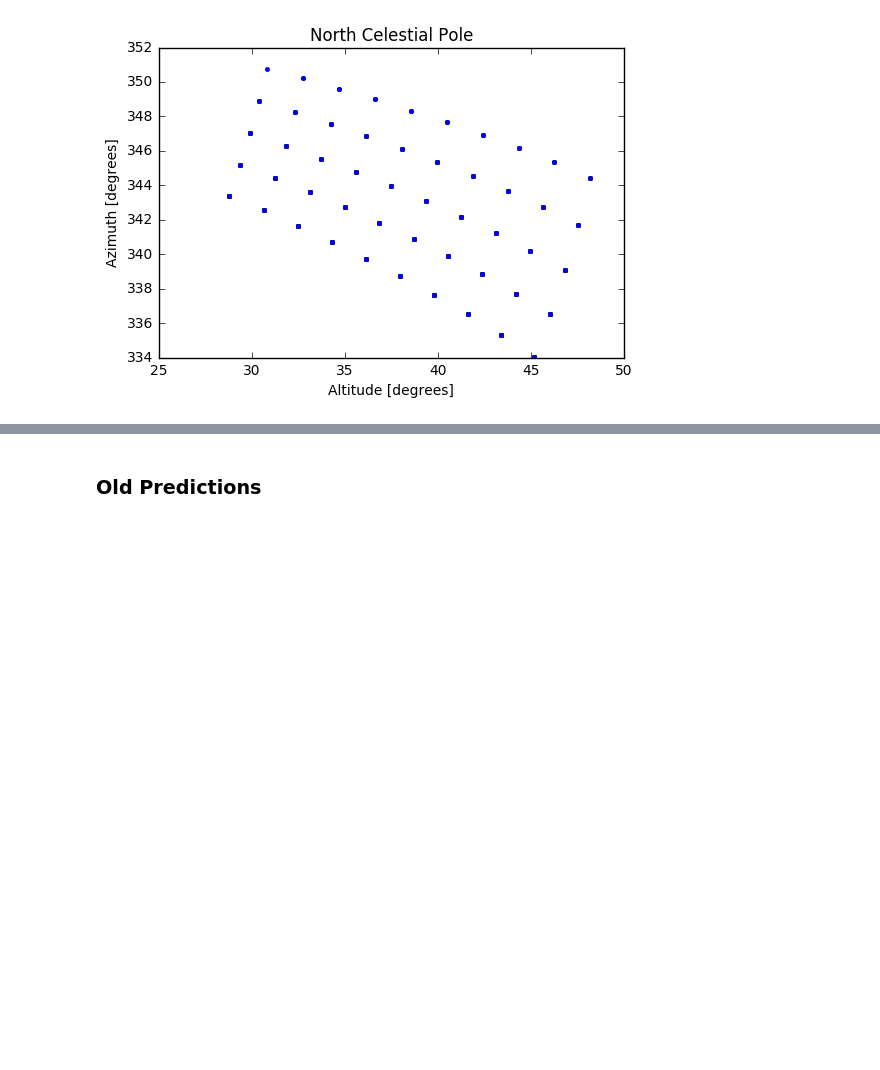
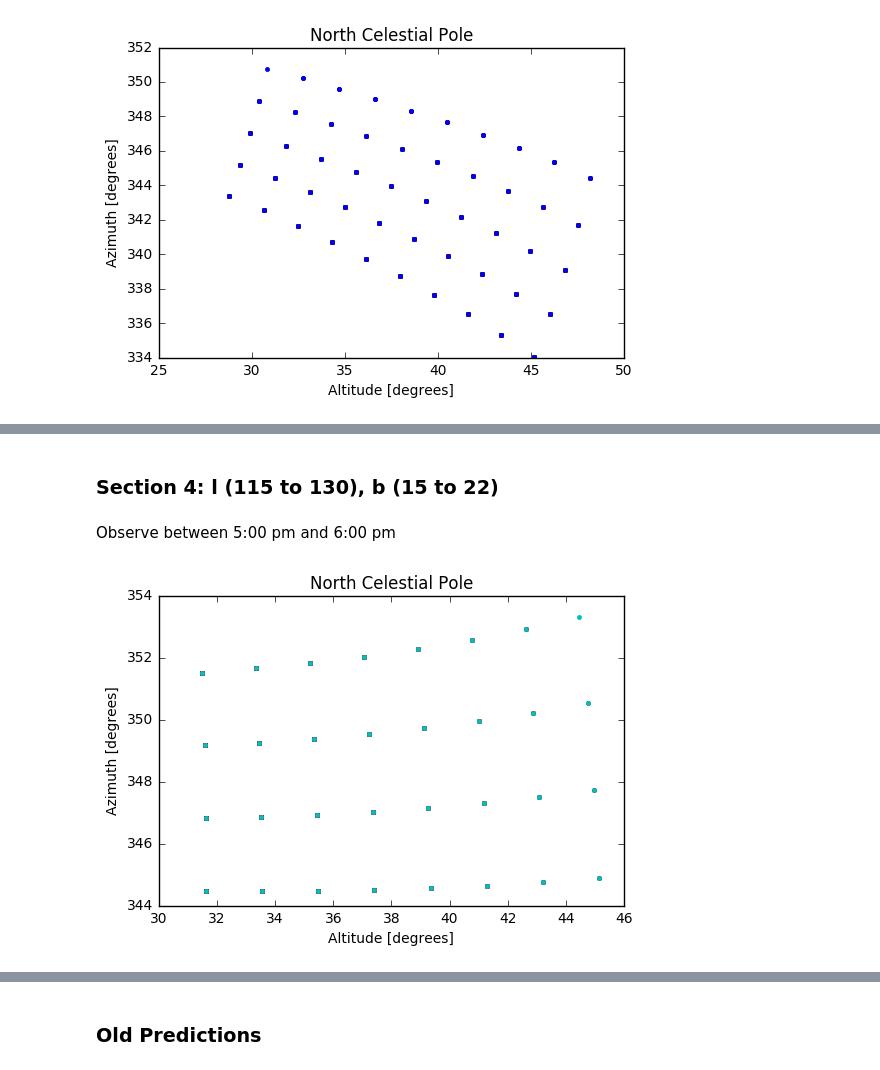
Before and after one commit to gracefujii/Astro-121, a Jupyter notebook: Lab 4 - Coordinates.ipynb, the cells around one changed output, grey strips where cells are left out. Saved outputs shown, nothing was run; the diff lists cells and outputs as text; code cells hidden in the pictures; blank space fills up the shorter version.

```diff
--- a/Lab 4 - Coordinates.ipynb
+++ b/Lab 4 - Coordinates.ipynb
@@ -94,3 +104,5 @@ plt.show()
+# %%
+hr = 1/24
 # %%
 # Thursday, April 25, 2019
 
@@ -145,0 +175,8 @@ ncp_predict(105, 114, 15, 34, jd12) # 12:00 4/25/19
+# %% [markdown]
+### Section 4: l (115 to 130), b (15 to 22)
+# %% [markdown]
+Observe between 5:00 pm and 6:00 pm
+# %%
+ncp_predict(115, 130, 15, 22, jd0 + 17*hr) # 00:00 + hour(s) 4/25/19
+# %% [output]
+[figure, added]
```
Also changed, not shown: parts of 17 cells of this notebook.
